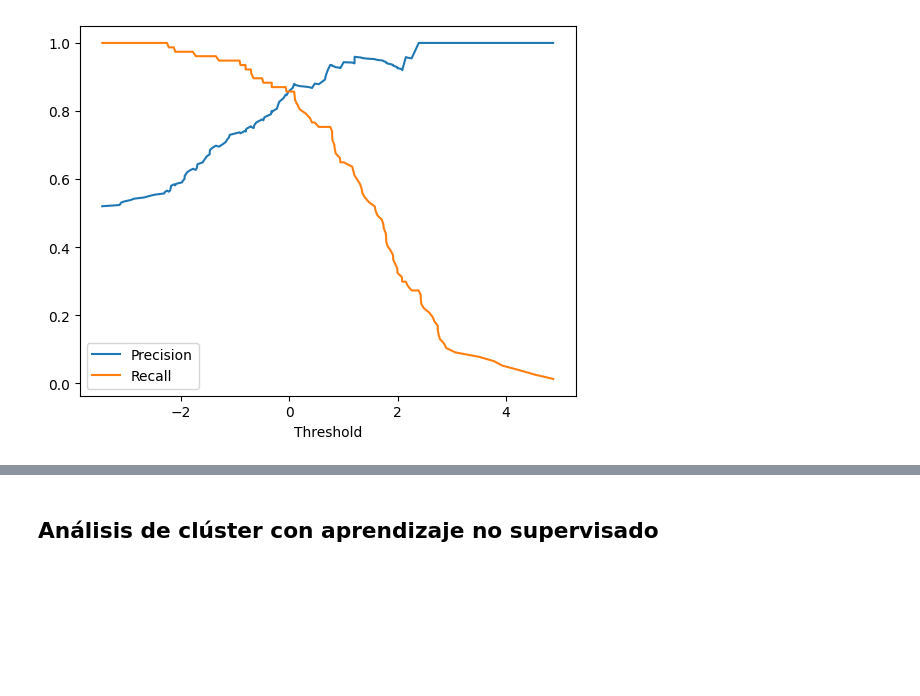
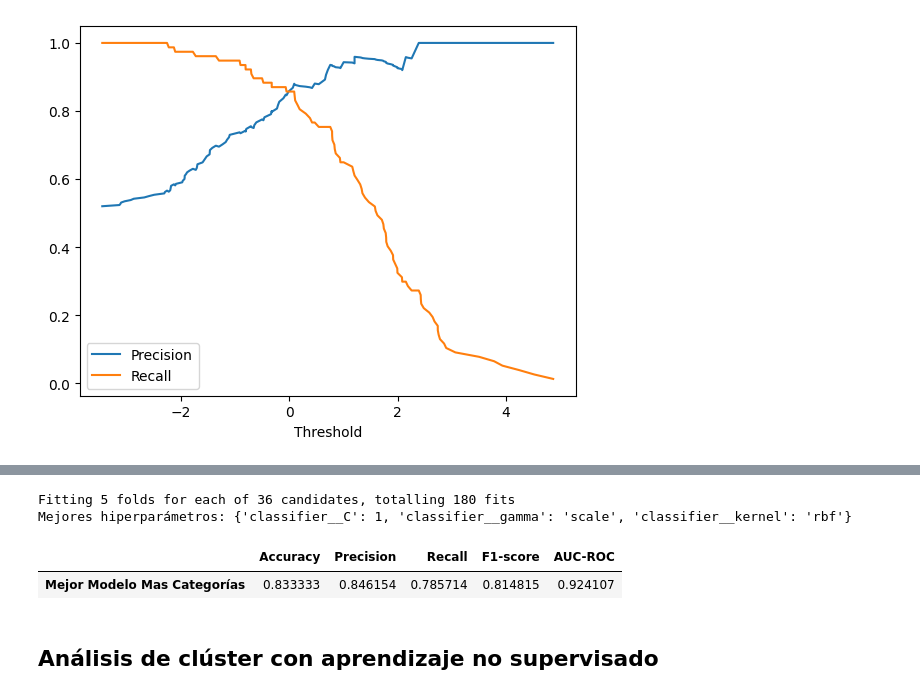
Before and after one commit to ricardogr07/trabajo-final-aprendizaje, a Jupyter notebook: src/Analisis_ML_Workflow.ipynb, the cells around one changed output, grey strips where cells are left out. Saved outputs shown, nothing was run; the diff lists cells and outputs as text; code cells hidden in the pictures; blank space fills up the shorter version.

```diff
--- a/src/Analisis_ML_Workflow.ipynb
+++ b/src/Analisis_ML_Workflow.ipynb
@@ -865,3 +912,83 @@ plt.show()
+# %%
+X_train, X_test, y_train, y_test = train_test_split(X, y, test_size=0.2, random_state=42, stratify=y)
+# %%
+# Definir el pipeline
+pipeline = ImbPipeline([
+    ('scaler', StandardScaler()),
+    ('sampler', RandomUnderSampler(random_state=42)),
+    ('classifier', SVC(probability=True))
+])
+
+# Definir los hiperparámetros que vamos a ajustar
+param_grid = [
+    {
+        'classifier__kernel': ['linear'],
+        'classifier__C': [0.1, 1, 10, 100],
+    },
+    {
+        'classifier__kernel': ['rbf'],
+        'classifier__C': [0.1, 1, 10, 100],
+        'classifier__gamma': ['scale', 'auto']
+    },
+    {
+        'classifier__kernel': ['poly'],
+        'classifier__C': [0.1, 1, 10, 100],
+        'classifier__degree': [2, 3, 4],
+        'classifier__gamma': ['scale', 'auto']
+    }
+]
+
+# Configurar la validación cruzada
+skf = StratifiedKFold(n_splits=5, shuffle=True, random_state=42)
+
+# Configurar GridSearchCV para encontrar los mejores hiperparámetros
+grid_search = GridSearchCV(
+    estimator=pipeline,
+    param_grid=param_grid,
+    cv=skf,
+    scoring='f1',
+    verbose=1,
+    n_jobs=-1
+)
+
+# Ejecutar el ajuste de hiperparámetros
+grid_search.fit(X_train, y_train)
+
+# Ver los mejores hiperparámetros encontrados
+print(f"Mejores hiperparámetros: {grid_search.best_params_}")
+# %% [output]
+Fitting 5 folds for each of 36 candidates, totalling 180 fits
+Mejores hiperparámetros: {'classifier__C': 1, 'classifier__gamma': 'scale', 'classifier__kernel': 'rbf'}
+# %%
+# Usar el mejor modelo obtenido de GridSearchCV
+best_model = grid_search.best_estimator_
+
+# Predecir en el conjunto de prueba
+y_pred = best_model.predict(X_test)
+y_proba = best_model.predict_proba(X_test)[:, 1]
+
+
+# Calcular las métricas
+accuracy = accuracy_score(y_test, y_pred)
+precision = precision_score(y_test, y_pred, zero_division=0)
+recall = recall_score(y_test, y_pred, zero_division=0)
+f1 = f1_score(y_test, y_pred, zero_division=0)
+auc = roc_auc_score(y_test, y_proba)
+
+# Convertir el diccionario en un DataFrame
+metrics = {
+    "Accuracy": [accuracy],
+    "Precision": [precision],
+    "Recall": [recall],
+    "F1-score": [f1],
+    "AUC-ROC": [auc]
+}
+
+metrics_df = pd.DataFrame(metrics, index=["Mejor Modelo Mas Categorías"])
+display(metrics_df)
+# %% [output]
+|  | Accuracy | Precision | Recall | F1-score | AUC-ROC |
+| Mejor Modelo Mas Categorías | 0.833333 | 0.846154 | 0.785714 | 0.814815 | 0.924107 |
 # %% [markdown]
 ## Análisis de clúster con aprendizaje no supervisado
 # %% [markdown]
```
Also changed, not shown: parts of 9 cells of this notebook.
